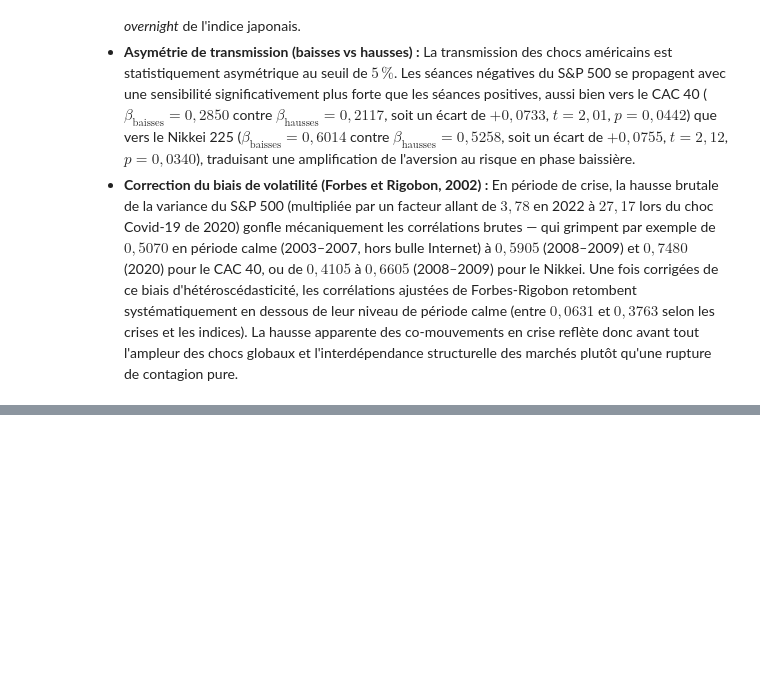
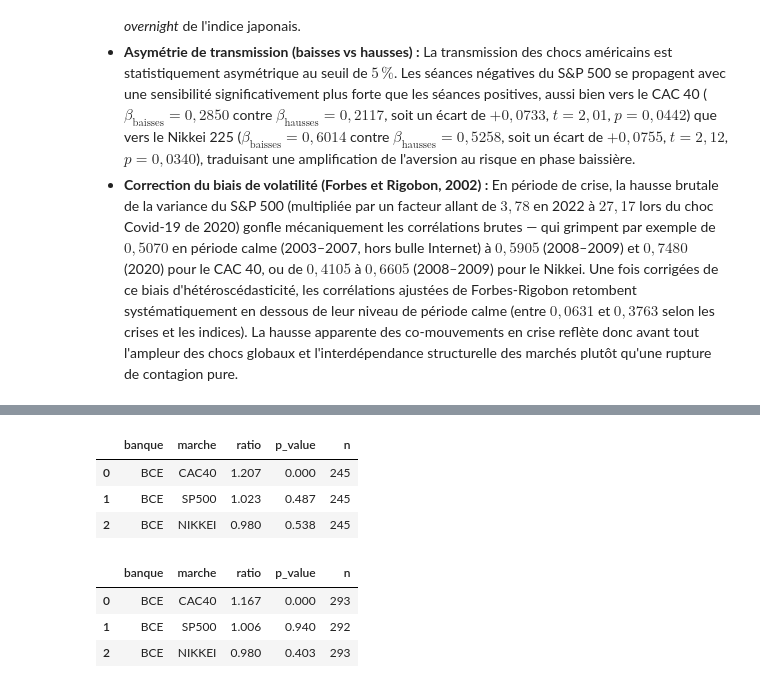
Before and after one commit to Aldm765/Ensae-projet-python-2026, a Jupyter notebook: rapport.ipynb, the cells around one changed output, grey strips where cells are left out. Cells and saved outputs as stored; diff of their text form; code cells hidden in the pictures; blank space fills up the shorter version.

```diff
--- a/rapport.ipynb
+++ b/rapport.ipynb
@@ -95,0 +148,12 @@ transmission.figure()
+# %%
+display(bce.controle_2002().round(3))
+display(bce.controle_garman_klass().round(3))
+# %% [output]
+|  | banque | marche | ratio | p_value | n |
+| 0 | BCE | CAC40 | 1.207 | 0.000 | 245 |
+| 1 | BCE | SP500 | 1.023 | 0.487 | 245 |
+| 2 | BCE | NIKKEI | 0.980 | 0.538 | 245 |
+|  | banque | marche | ratio | p_value | n |
+| 0 | BCE | CAC40 | 1.167 | 0.000 | 293 |
+| 1 | BCE | SP500 | 1.006 | 0.940 | 292 |
+| 2 | BCE | NIKKEI | 0.980 | 0.403 | 293 |
```
Also changed, not shown: parts of 10 cells of this notebook.
